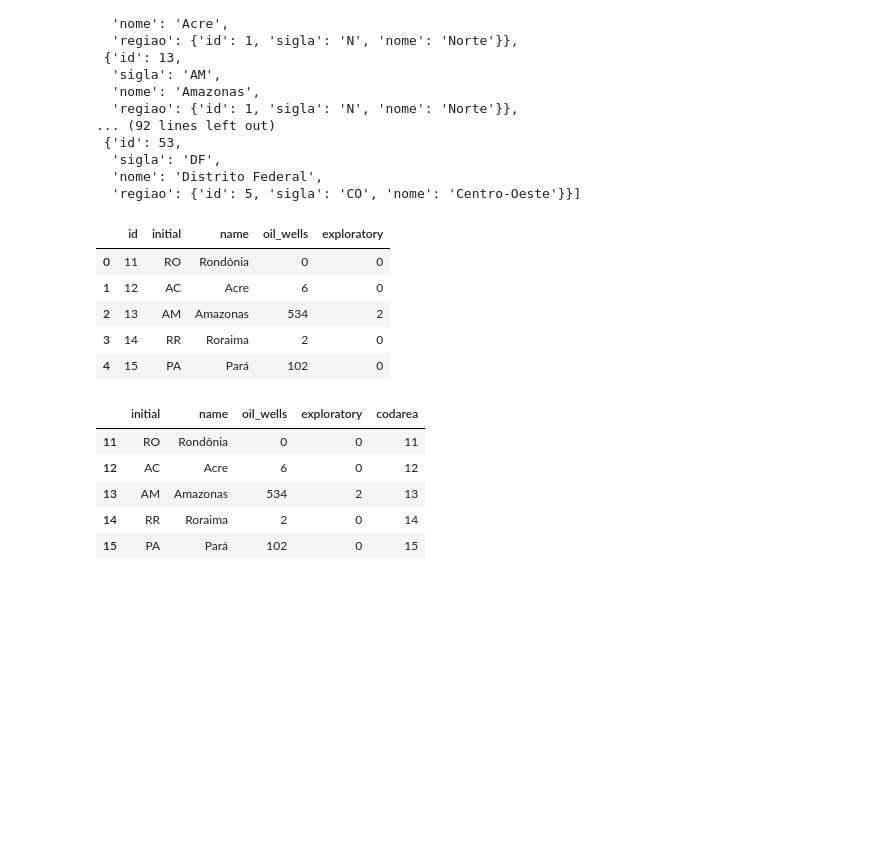
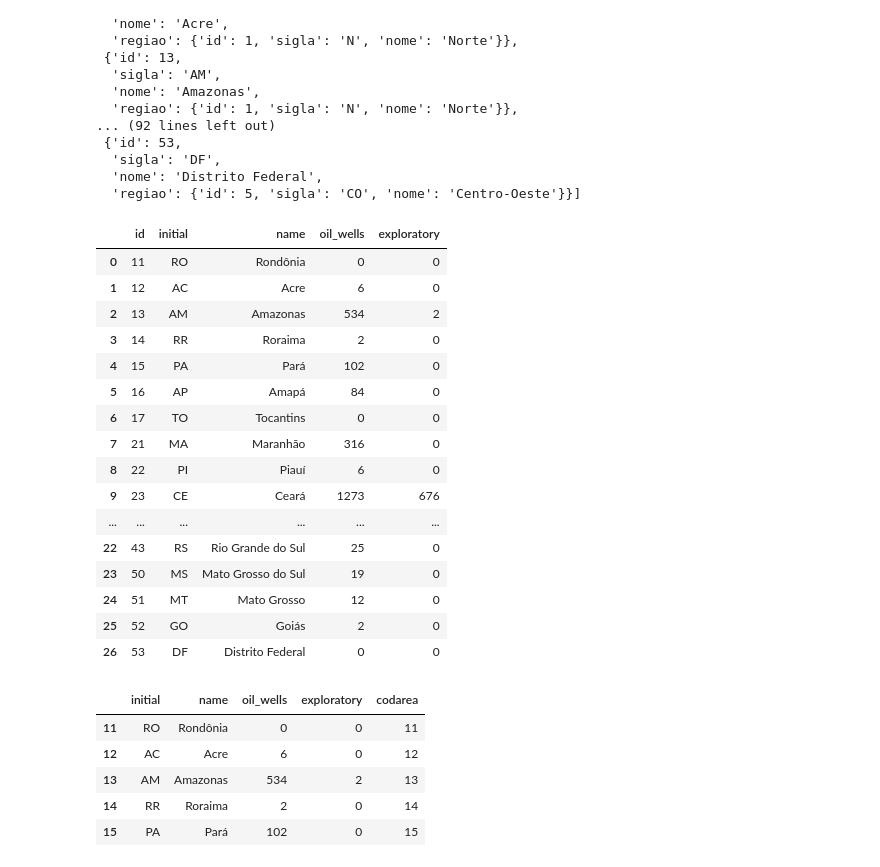
Before and after one commit to vitorhenriquec/oil_production_brazil, a Jupyter notebook: Oil_Wells.ipynb, the cells around one changed output. Drawn from its saved outputs; the diff is of its cells as text; code cells hidden in the pictures; blank space fills up the shorter version.

```diff
--- a/Oil_Wells.ipynb
+++ b/Oil_Wells.ipynb
@@ -154,14 +172,25 @@ states_wells = {'id':id_state,'initial':initial_state,'name':name_state,
 # %%
 df_states = pd.DataFrame.from_dict(states_wells)
 # %%
-df_states.head()
+df_states
 # %% [output]
 |  | id | initial | name | oil_wells | exploratory |
 | 0 | 11 | RO | Rondônia | 0 | 0 |
 | 1 | 12 | AC | Acre | 6 | 0 |
 | 2 | 13 | AM | Amazonas | 534 | 2 |
 | 3 | 14 | RR | Roraima | 2 | 0 |
 | 4 | 15 | PA | Pará | 102 | 0 |
+| 5 | 16 | AP | Amapá | 84 | 0 |
+| 6 | 17 | TO | Tocantins | 0 | 0 |
+| 7 | 21 | MA | Maranhão | 316 | 0 |
+| 8 | 22 | PI | Piauí | 6 | 0 |
+| 9 | 23 | CE | Ceará | 1273 | 676 |
+| ... | ... | ... | ... | ... | ... |
+| 22 | 43 | RS | Rio Grande do Sul | 25 | 0 |
+| 23 | 50 | MS | Mato Grosso do Sul | 19 | 0 |
+| 24 | 51 | MT | Mato Grosso | 12 | 0 |
+| 25 | 52 | GO | Goiás | 2 | 0 |
+| 26 | 53 | DF | Distrito Federal | 0 | 0 |
 # %%
 df_states.set_index('id',inplace=True)
 df_states.index.name = None
```
Also changed, not shown: parts of 4 cells of this notebook, 5 other files.
